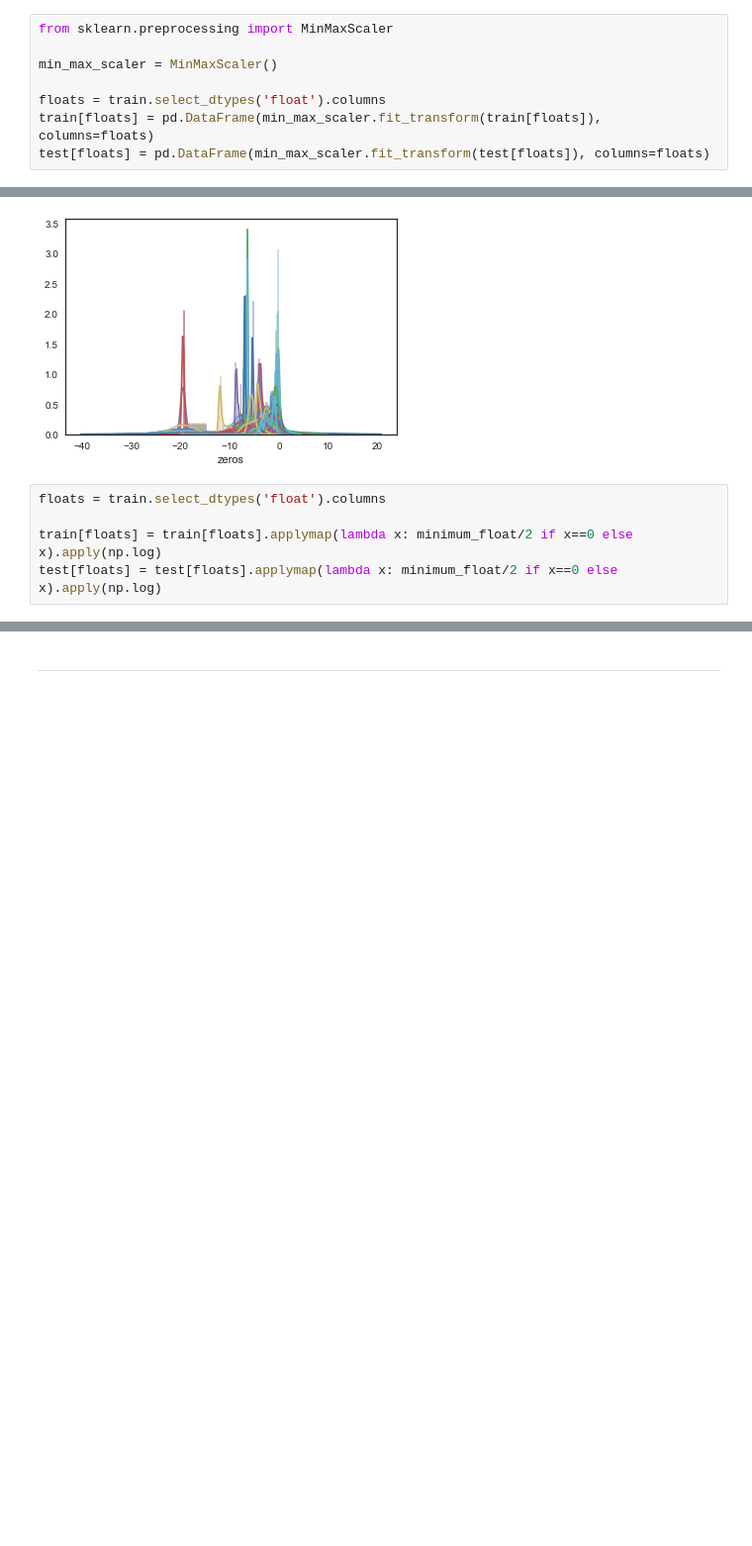
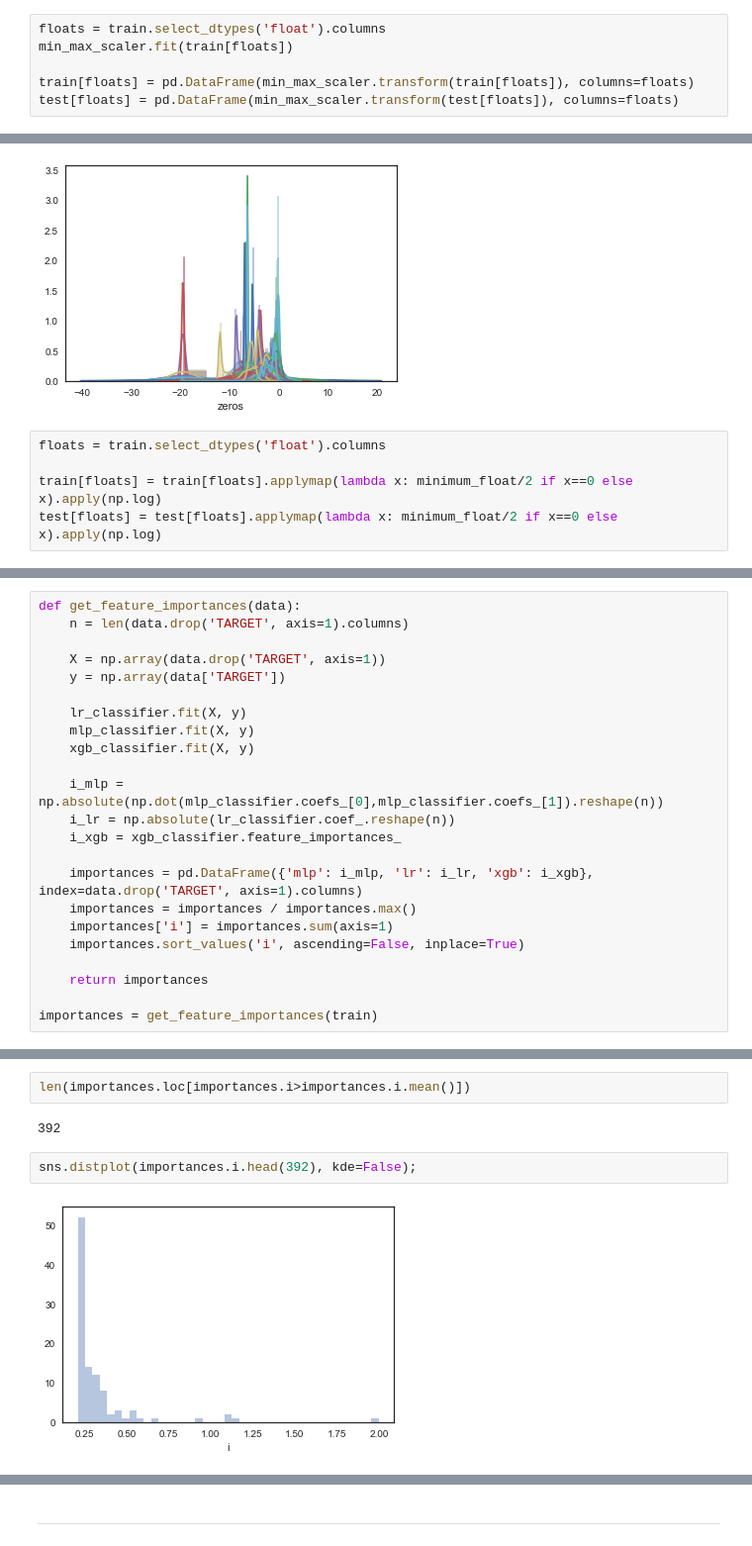
Before and after one commit to adrielvieira/machine-learning, a Jupyter notebook: projects/capstone/Santander Customer Satisfaction.ipynb, the cells around one changed output, grey strips where cells are left out. Shown at 99% size. Cells and saved outputs as stored; diff of their text form; blank space fills up the shorter version.

```diff
--- a/projects/capstone/Santander Customer Satisfaction.ipynb
+++ b/projects/capstone/Santander Customer Satisfaction.ipynb
@@ -376,11 +310,9 @@ for f in train.select_dtypes('float').columns:
 # %% [output]
 [figure]
 # %%
-from sklearn.preprocessing import MinMaxScaler
+floats = train.select_dtypes('float').columns
+min_max_scaler.fit(train[floats])
 
-min_max_scaler = MinMaxScaler()
-
-floats = train.select_dtypes('float').columns
-train[floats] = pd.DataFrame(min_max_scaler.fit_transform(train[floats]), columns=floats)
-test[floats] = pd.DataFrame(min_max_scaler.fit_transform(test[floats]), columns=floats)
+train[floats] = pd.DataFrame(min_max_scaler.transform(train[floats]), columns=floats)
+test[floats] = pd.DataFrame(min_max_scaler.transform(test[floats]), columns=floats)
 # %%
@@ -407,0 +341,23 @@ test[floats] = test[floats].applymap(lambda x: minimum_float/2 if x==0 else x).a
+# %%
+def get_feature_importances(data):
+    n = len(data.drop('TARGET', axis=1).columns)
+
+    X = np.array(data.drop('TARGET', axis=1))
+    y = np.array(data['TARGET'])
+
+    lr_classifier.fit(X, y)
+    mlp_classifier.fit(X, y)
+    xgb_classifier.fit(X, y)
+
+    i_mlp = np.absolute(np.dot(mlp_classifier.coefs_[0],mlp_classifier.coefs_[1]).reshape(n))
+    i_lr = np.absolute(lr_classifier.coef_.reshape(n))
+    i_xgb = xgb_classifier.feature_importances_
+
+    importances = pd.DataFrame({'mlp': i_mlp, 'lr': i_lr, 'xgb': i_xgb}, index=data.drop('TARGET', axis=1).columns)
+    importances = importances / importances.max()
+    importances['i'] = importances.sum(axis=1)
+    importances.sort_values('i', ascending=False, inplace=True)
+
+    return importances
+
+importances = get_feature_importances(train)
@@ -407,0 +368,8 @@ test[floats] = test[floats].applymap(lambda x: minimum_float/2 if x==0 else x).a
+# %%
+len(importances.loc[importances.i>importances.i.mean()])
+# %% [output]
+392
+# %%
+sns.distplot(importances.i.head(392), kde=False);
+# %% [output]
+[figure, added]
```
Also changed, not shown: parts of 50 cells of this notebook.
